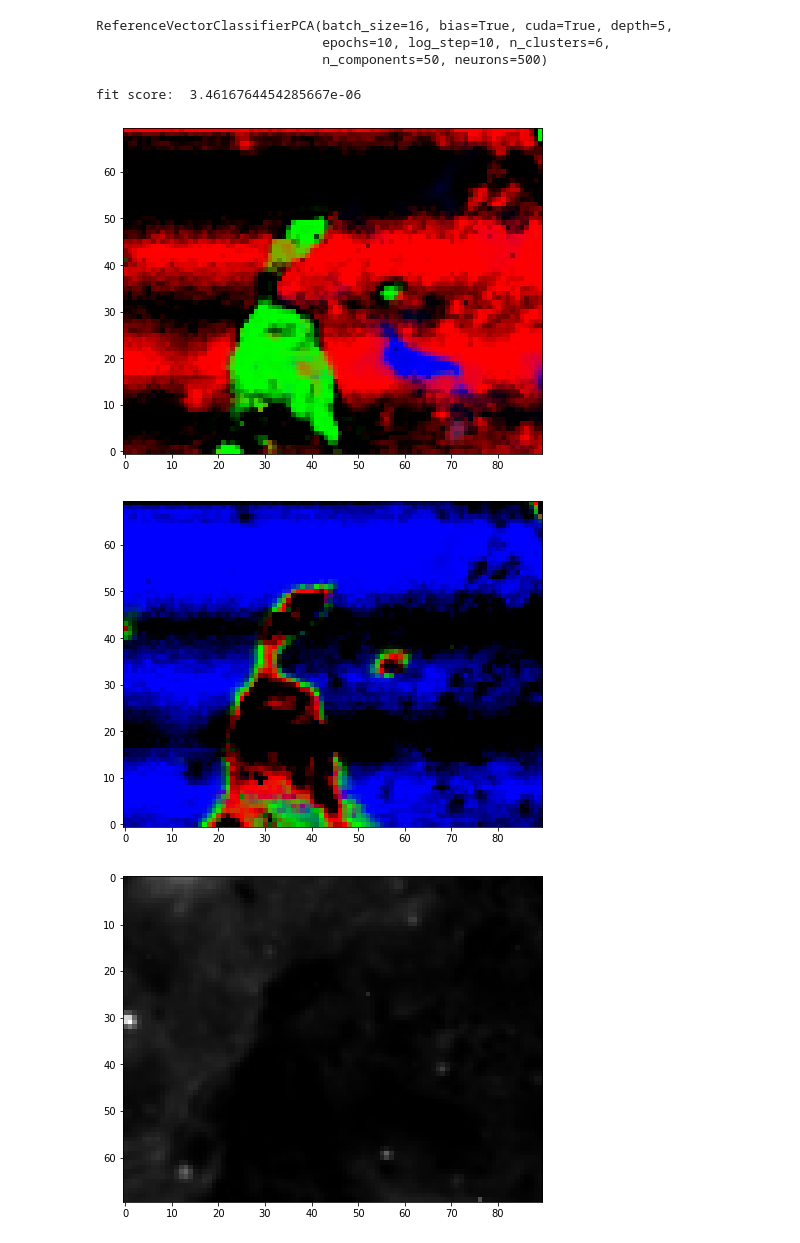
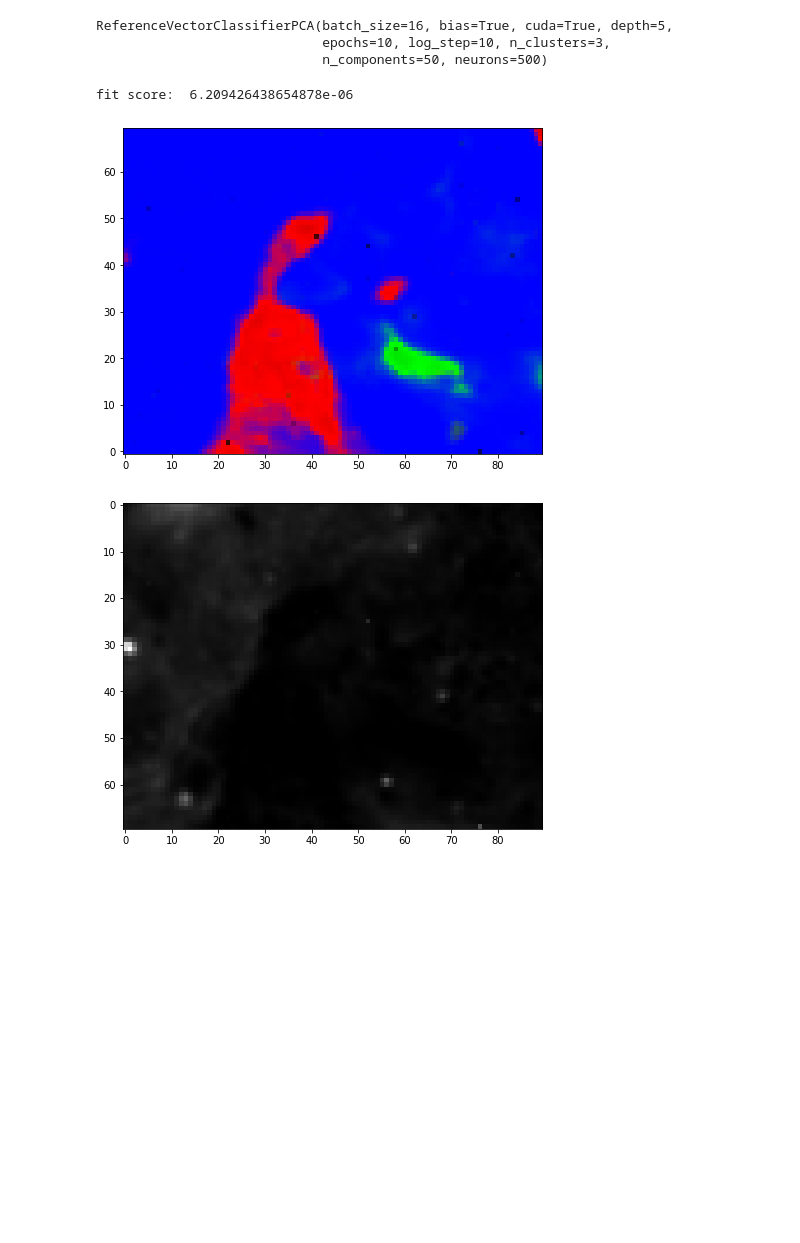
Before and after one commit to jjgsherwood/Bacholar_Thesis, a Jupyter notebook: PCA_preproced_data.ipynb, the cells around one changed output. Cells and saved outputs as stored; diff of their text form; code cells hidden in the pictures; blank space fills up the shorter version.

```diff
--- a/PCA_preproced_data.ipynb
+++ b/PCA_preproced_data.ipynb
@@ -98,3 +98,7 @@ Y = copy.copy(Y.reshape(-1, Y.shape[-1]))
 
 Y = smoothing(Y, 5, 2)
 ram_Y, afl_Y = split_Raman_af(Y)
+# %%
+pca = decomposition.PCA()
+z = pca.fit_transform(unit_vector_norm(ram_Y))
+print(z.shape)
@@ -179,7 +198,7 @@ def cross_val_X_Y_Z(rvc, X, Y, Z):
     rvc.fit(np.concatenate((X, Y), axis=0))
     return score_func(rvc, Z)
 # %%
-kwargs = {'n_clusters': 6,
+kwargs = {'n_clusters': 3,
           'n_components': 50,
           'batch_size': 16,
           'cuda': True,
@@ -195,31 +214,30 @@ rvc = ReferenceVectorClassifierPCA(**kwargs)
 rvc.fit(X)
 # %% [output]
 ReferenceVectorClassifierPCA(batch_size=16, bias=True, cuda=True, depth=5,
-                             epochs=10, log_step=10, n_clusters=6,
+                             epochs=10, log_step=10, n_clusters=3,
                              n_components=50, neurons=500)
 # %%
 RCA_vector = rvc.predict(X)
 
 print("fit score: ", score_func(rvc, X))
 
 RCA_vector = RCA_vector - RCA_vector.min(0)
 RCA_vector /= RCA_vector.max(0)
 
 plt.figure(figsize = (20,6))
 plt.imshow(RCA_vector.reshape((*shape_Y[:2], kwargs['n_clusters']))[::-1,:,:3])
 plt.gca().invert_yaxis()
 plt.show()
-plt.figure(figsize = (20,6))
-plt.imshow(RCA_vector.reshape((*shape_Y[:2], kwargs['n_clusters']))[::-1,:,3:6])
-plt.gca().invert_yaxis()
-plt.show()
+# plt.figure(figsize = (20,6))
+# plt.imshow(RCA_vector.reshape((*shape_Y[:2], kwargs['n_clusters']))[::-1,:,3:6])
+# plt.gca().invert_yaxis()
+# plt.show()
 plt.figure(figsize = (20,6))
 plt.imshow(error_map(rvc, X).reshape(shape_Y[:2]), cmap='gray', vmin=0)
 plt.show()
 # %% [output]
-fit score:  3.4616764454285667e-06
+fit score:  6.209426438654878e-06
-[figure, old version]
+[figure, new version]
-[figure, old version]
+[figure, new version]
-[figure, removed]
 # %%
 plt.figure(figsize = (20,12))
```
Also changed, not shown: parts of 3 cells of this notebook, 8 other files.
